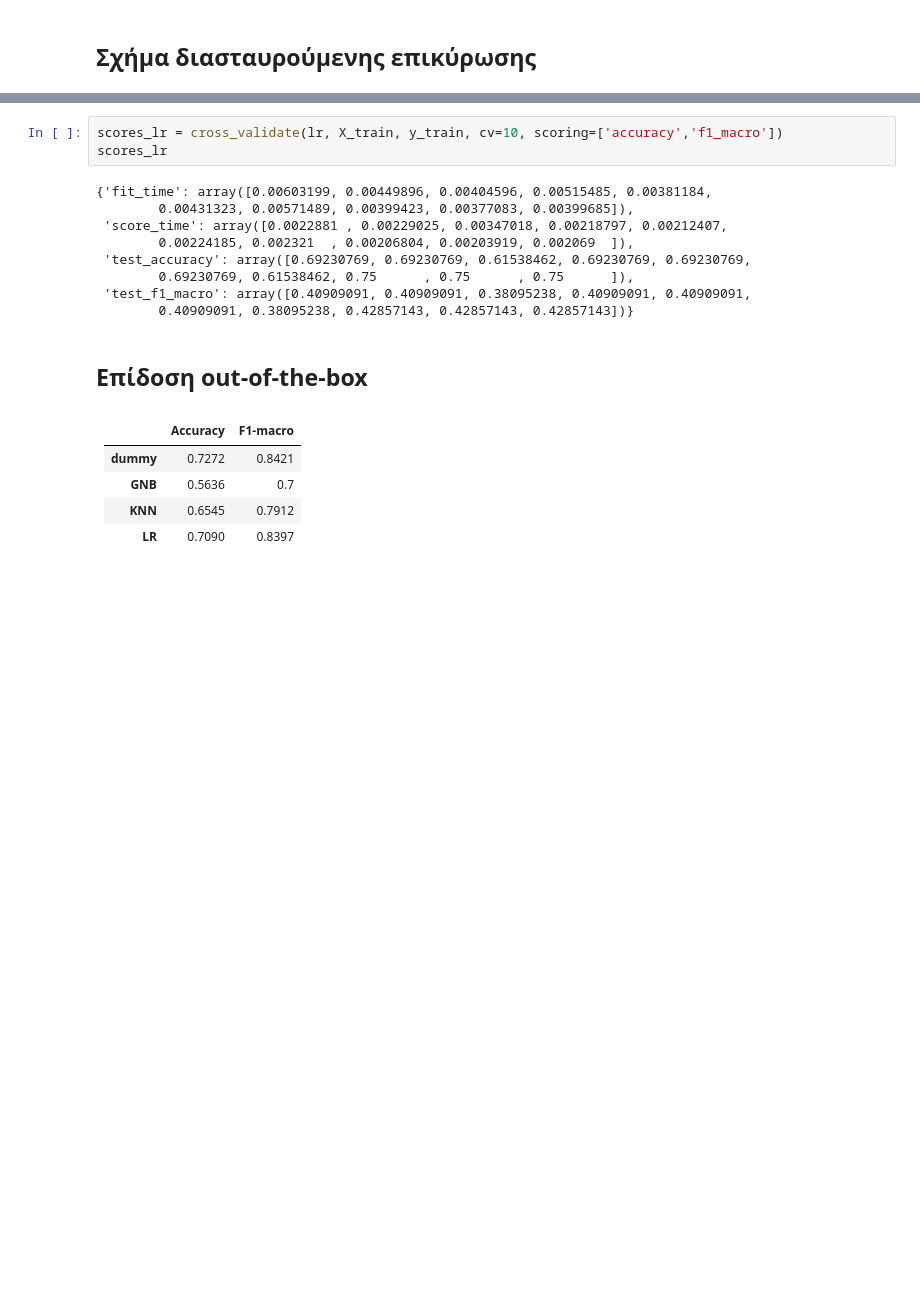
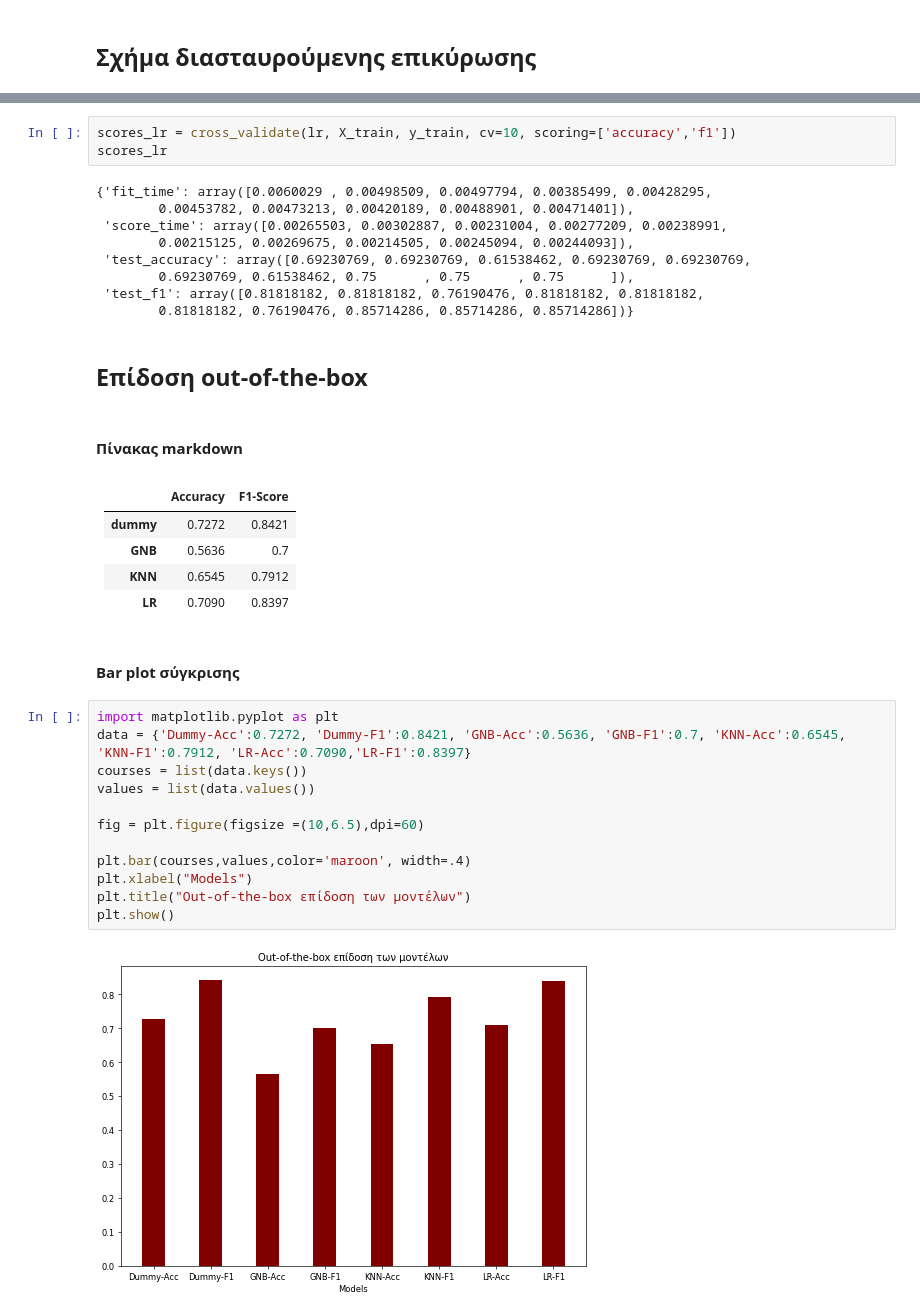
Before and after one commit to kebelouah/neural-networks-lab1, a Jupyter notebook: UCI dataset/lab1_ann.ipynb, the cells around one changed output, grey strips where cells are left out. Saved outputs shown, nothing was run; the diff lists cells and outputs as text; blank space fills up the shorter version.

```diff
--- a/UCI dataset/lab1_ann.ipynb
+++ b/UCI dataset/lab1_ann.ipynb
@@ -263,21 +225,39 @@ scores_neigh
 # %%
-scores_lr = cross_validate(lr, X_train, y_train, cv=10, scoring=['accuracy','f1_macro'])
+scores_lr = cross_validate(lr, X_train, y_train, cv=10, scoring=['accuracy','f1'])
 scores_lr
 # %% [output]
-{'fit_time': array([0.00603199, 0.00449896, 0.00404596, 0.00515485, 0.00381184,
-        0.00431323, 0.00571489, 0.00399423, 0.00377083, 0.00399685]),
- 'score_time': array([0.0022881 , 0.00229025, 0.00347018, 0.00218797, 0.00212407,
-        0.00224185, 0.002321  , 0.00206804, 0.00203919, 0.002069  ]),
+{'fit_time': array([0.0060029 , 0.00498509, 0.00497794, 0.00385499, 0.00428295,
+        0.00453782, 0.00473213, 0.00420189, 0.00488901, 0.00471401]),
+ 'score_time': array([0.00265503, 0.00302887, 0.00231004, 0.00277209, 0.00238991,
+        0.00215125, 0.00269675, 0.00214505, 0.00245094, 0.00244093]),
  'test_accuracy': array([0.69230769, 0.69230769, 0.61538462, 0.69230769, 0.69230769,
         0.69230769, 0.61538462, 0.75      , 0.75      , 0.75      ]),
- 'test_f1_macro': array([0.40909091, 0.40909091, 0.38095238, 0.40909091, 0.40909091,
-        0.40909091, 0.38095238, 0.42857143, 0.42857143, 0.42857143])}
+ 'test_f1': array([0.81818182, 0.81818182, 0.76190476, 0.81818182, 0.81818182,
+        0.81818182, 0.76190476, 0.85714286, 0.85714286, 0.85714286])}
 # %% [markdown]
 ## Επίδοση out-of-the-box
+# %% [markdown]
+#### Πίνακας markdown
 # %% [markdown]
-||Accuracy|F1-macro|
+||Accuracy|F1-Score|
 |---|--|----|
 |**dummy**|0.7272|0.8421|
 |**GNB**|0.5636|0.7|
 |**KNN**|0.6545|0.7912|
 |**LR**|0.7090|0.8397|
+# %% [markdown]
+#### Bar plot σύγκρισης
+# %%
+import matplotlib.pyplot as plt
+data = {'Dummy-Acc':0.7272, 'Dummy-F1':0.8421, 'GNB-Acc':0.5636, 'GNB-F1':0.7, 'KNN-Acc':0.6545, 'KNN-F1':0.7912, 'LR-Acc':0.7090,'LR-F1':0.8397}
+courses = list(data.keys())
+values = list(data.values())
+
+fig = plt.figure(figsize =(10,6.5),dpi=60)
+
+plt.bar(courses,values,color='maroon', width=.4)
+plt.xlabel("Models")
+plt.title("Out-of-the-box επίδοση των μοντέλων")
+plt.show()
+# %% [output]
+[figure, added]
```
Also changed, not shown: parts of 44 cells of this notebook.
